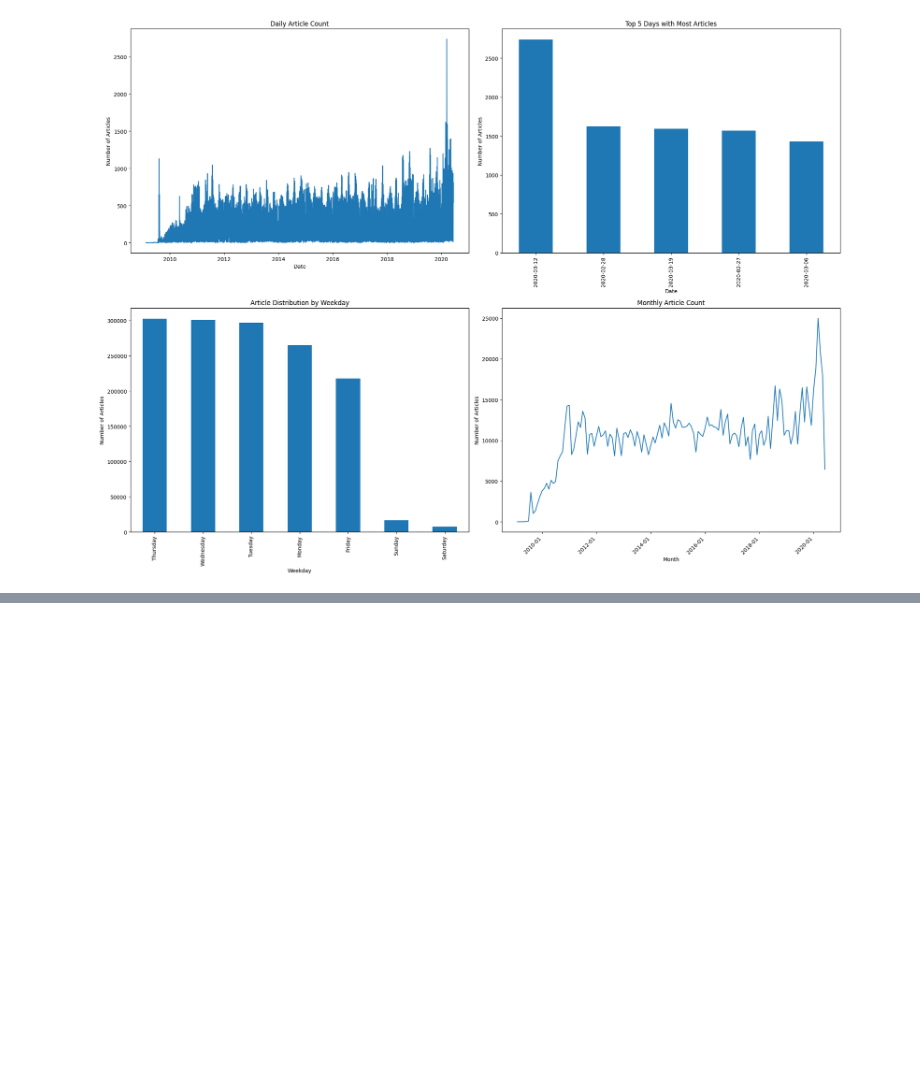
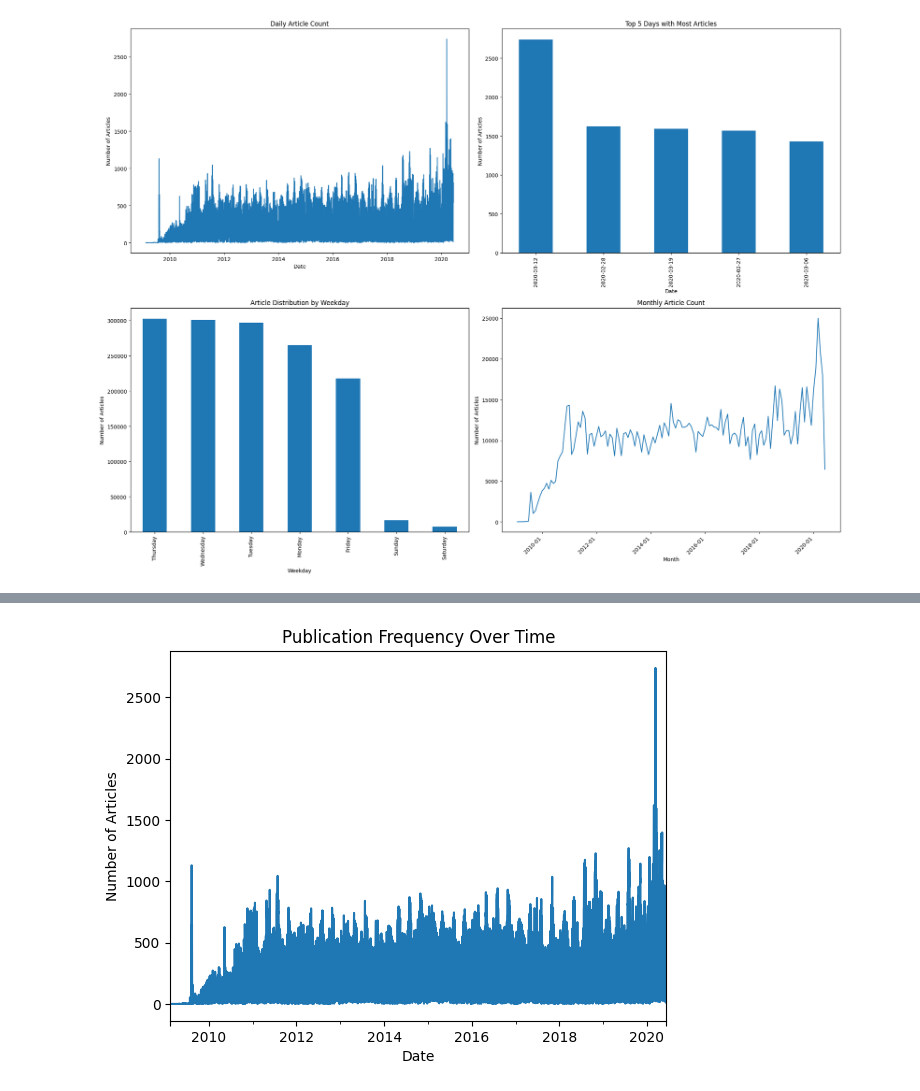
Before and after one commit to OL-YAD/Financial-news-Stock-Analysis, a Jupyter notebook: notebooks/Sentiment_Analysis_EDA.ipynb, the cells around one changed output, grey strips where cells are left out. Cells and saved outputs as stored; diff of their text form; code cells hidden in the pictures; blank space fills up the shorter version.

```diff
--- a/notebooks/Sentiment_Analysis_EDA.ipynb
+++ b/notebooks/Sentiment_Analysis_EDA.ipynb
@@ -170,0 +284,16 @@ plt.show()
+# %%
+df['publication_date'] = pd.to_datetime(df['date'])
+df['publication_day'] = df['publication_date'].dt.day_name()
+publication_trends = df.groupby('publication_day').size()
+
+# Time Series Analysis
+## Publication frequency over time
+df['publication_date'] = pd.to_datetime(df['publication_date'])
+df['publication_time'] = df['publication_date'].dt.time
+df.set_index('publication_date').resample('D').size().plot()
+plt.title('Publication Frequency Over Time')
+plt.xlabel('Date')
+plt.ylabel('Number of Articles')
+plt.show()
+# %% [output]
+[figure, added]
```
Also changed, not shown: parts of 29 cells of this notebook.
